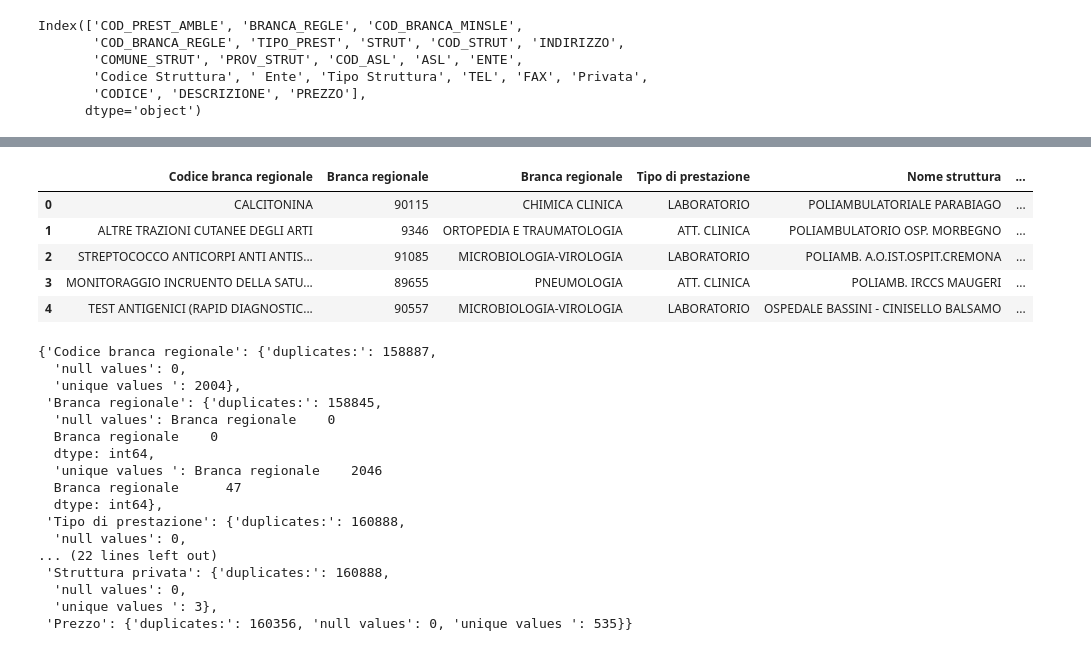
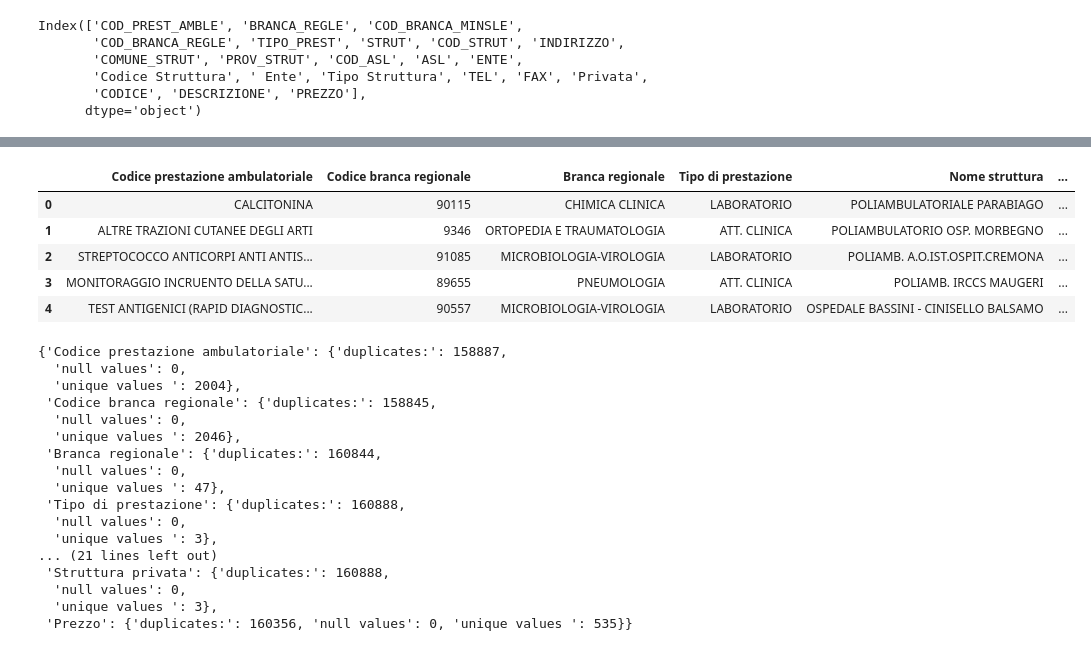
Before and after one commit to SimoneFarallo/Project_public_and_social_services, a Jupyter notebook: EDA_domains.ipynb, the cells around one changed output, grey strips where cells are left out. Drawn from its saved outputs; the diff is of its cells as text; code cells hidden in the pictures.

```diff
--- a/EDA_domains.ipynb
+++ b/EDA_domains.ipynb
@@ -512,8 +512,8 @@ Index(['COD_PREST_AMBLE', 'BRANCA_REGLE', 'COD_BRANCA_MINSLE',
       dtype='object')
 # %%
 #Following the documentation available to us, we change the names of the columns to make them easier for the end user to interpret
-final_data = final_data.rename(columns={'COD_PREST_AMBLE': 'Codice branca regionale',
-                         'BRANCA_REGLE': 'Branca regionale',
+final_data = final_data.rename(columns={'COD_PREST_AMBLE': 'Codice prestazione ambulatoriale',
+                         'BRANCA_REGLE': 'Codice branca regionale',
                          'COD_BRANCA_MINSLE': 'Codice branca ministeriale',
                          'COD_BRANCA_REGLE': 'Branca regionale',
                          'TIPO_PREST': 'Tipo di prestazione',
@@ -533,7 +533,7 @@ final_data = final_data.rename(columns={'COD_PREST_AMBLE': 'Codice branca region
                          'Privata': 'Struttura privata',
                          'PRESTAZ_AMB_SET_RIFERIMENTO_ID': 'ID prestazione ambulatoriale',
                          'PRESTAZ_AMB_DESC': 'Dettagli prestazioni',
-                         'COD_PRESTAZ_AMB': 'Codice prestazione ambulatoriale',
+                         'COD_PRESTAZ_AMB': 'Codice prestazione ambulatoriale_1',
                          'DESCRIZIONE': 'Descrizione',
                          'PREZZO': 'Prezzo'})
 final_data.head()
@@ -547,12 +547,12 @@ final_data.head()
 5 rows × 22 columns
 # %%
 #The dataset will be used as output, so we keep only the columns that may be useful to the end user
-final_data = final_data[['Codice branca regionale', 'Branca regionale','Tipo di prestazione','Nome struttura','Comune struttura','Provincia struttura','Indirizzo','Descrizione ASL','Codice struttura','Tipo struttura','Telefono','Fax','Struttura privata','Prezzo' ]]
+final_data = final_data[['Codice prestazione ambulatoriale','Codice branca regionale', 'Branca regionale','Tipo di prestazione','Nome struttura','Comune struttura','Provincia struttura','Indirizzo','Descrizione ASL','Codice struttura','Tipo struttura','Telefono','Fax','Struttura privata','Prezzo' ]]
 #I change the null values, to make the dataset clearer
 final_data = final_data.fillna('Info non disponibile')
 final_data.head()
 # %% [output]
-|  | Codice branca regionale | Branca regionale | Branca regionale | Tipo di prestazione | Nome struttura | ... |
+|  | Codice prestazione ambulatoriale | Codice branca regionale | Branca regionale | Tipo di prestazione | Nome struttura | ... |
 | 0 | CALCITONINA | 90115 | CHIMICA CLINICA | LABORATORIO | POLIAMBULATORIALE PARABIAGO | ... |
 | 1 | ALTRE TRAZIONI CUTANEE DEGLI ARTI | 9346 | ORTOPEDIA E TRAUMATOLOGIA | ATT. CLINICA | POLIAMBULATORIO OSP. MORBEGNO | ... |
 | 2 | STREPTOCOCCO ANTICORPI ANTI ANTIS... | 91085 | MICROBIOLOGIA-VIROLOGIA | LABORATORIO | POLIAMB. A.O.IST.OSPIT.CREMONA | ... |
@@ -561,19 +561,19 @@ final_data.head()
 # %%
 contatore(final_data)
 # %% [output]
-{'Codice branca regionale': {'duplicates:': 158887,
+{'Codice prestazione ambulatoriale': {'duplicates:': 158887,
   'null values': 0,
   'unique values ': 2004},
- 'Branca regionale': {'duplicates:': 158845,
-  'null values': Branca regionale    0
-  Branca regionale    0
-  dtype: int64,
-  'unique values ': Branca regionale    2046
-  Branca regionale      47
-  dtype: int64},
+ 'Codice branca regionale': {'duplicates:': 158845,
+  'null values': 0,
+  'unique values ': 2046},
+ 'Branca regionale': {'duplicates:': 160844,
+  'null values': 0,
+  'unique values ': 47},
  'Tipo di prestazione': {'duplicates:': 160888,
   'null values': 0,
-... (22 lines left out)
+  'unique values ': 3},
+... (21 lines left out)
  'Struttura privata': {'duplicates:': 160888,
   'null values': 0,
   'unique values ': 3},
```
Also changed, not shown: parts of 3 cells of this notebook, 1 other file.
